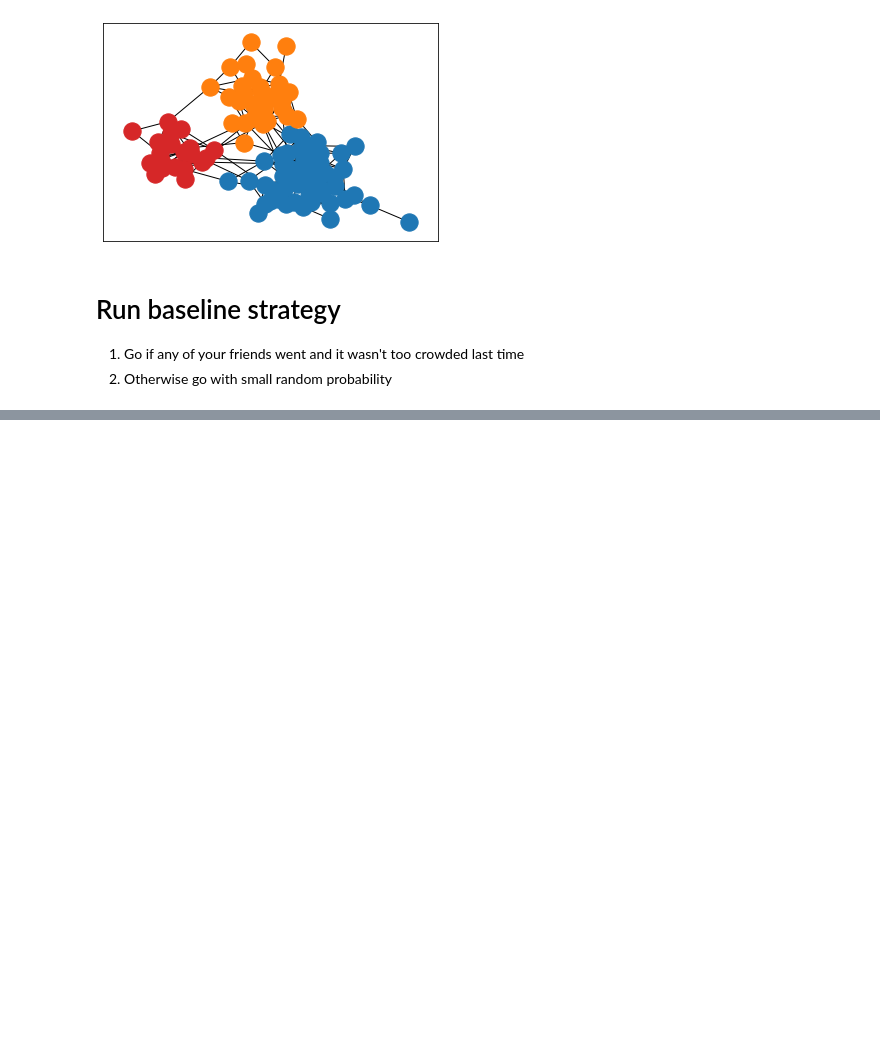
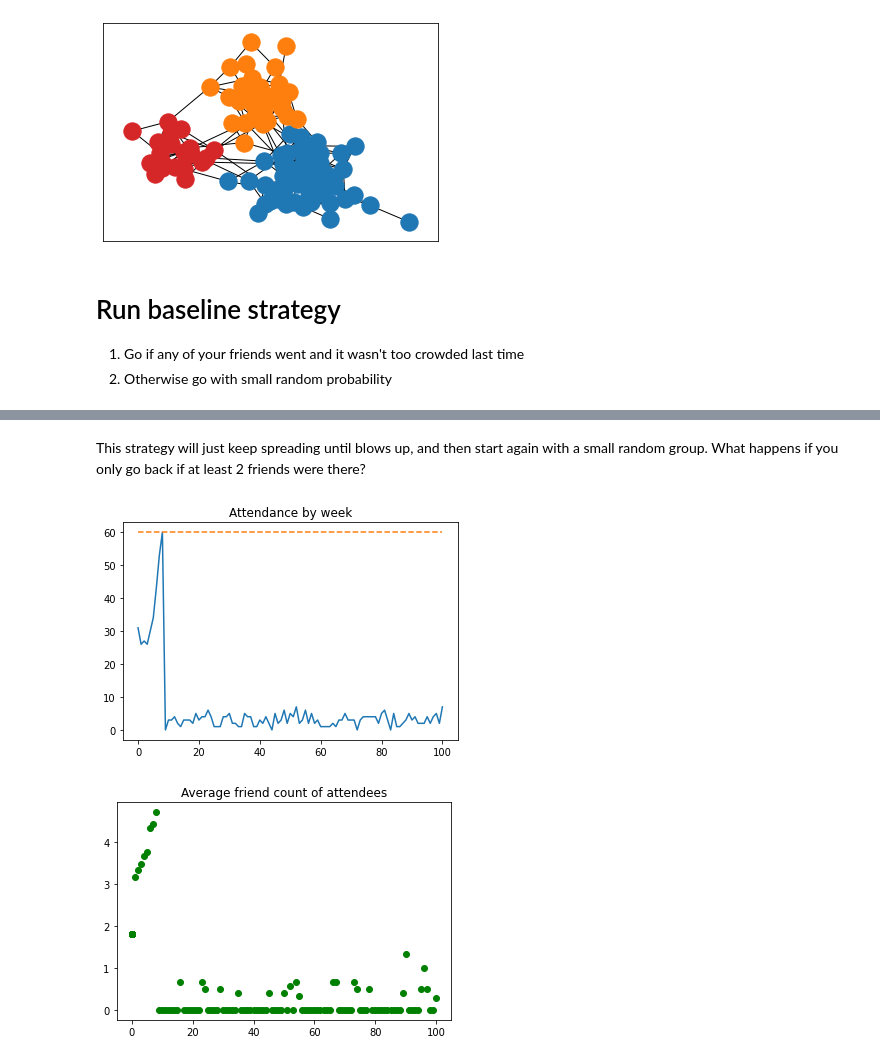
Before and after one commit to rebeku/el-farol, a Jupyter notebook: Notebooks/EF2.ipynb, the cells around one changed output, grey strips where cells are left out. Drawn from its saved outputs; the diff is of its cells as text; code cells hidden in the pictures; blank space fills up the shorter version.

```diff
--- a/Notebooks/EF2.ipynb
+++ b/Notebooks/EF2.ipynb
@@ -80,0 +83,28 @@ summarize_run(Xs)
+# %% [markdown]
+This strategy will just keep spreading until blows up, and then start again with a small random group.  What happens if you only go back if at least 2 friends were there?
+# %%
+# random initial conditions
+X = rng.uniform(size=(100,1)) < 0.3
+Xs = [X]
+eps = 0.03 # small random probability for cold start
+M = 60 # maximum capacity before it's too crowded
+n_iter = 100
+
+# how many friends do you need to be there to go back
+minfriends = 2
+
+for _ in range(n_iter):
+    if X.sum() < M:
+        # go if enough of your friends went last week
+        # whether or not you went
+        X = (A.dot(X) > minfriends)
+    else:
+        X = np.zeros(shape=(100,1))
+
+    X += rng.uniform(size=(100,1)) < eps
+    Xs.append(X)
+
+summarize_run(Xs)
+# %% [output]
+[figure, added]
+[figure, added]
```
Also changed, not shown: parts of 22 cells of this notebook.
